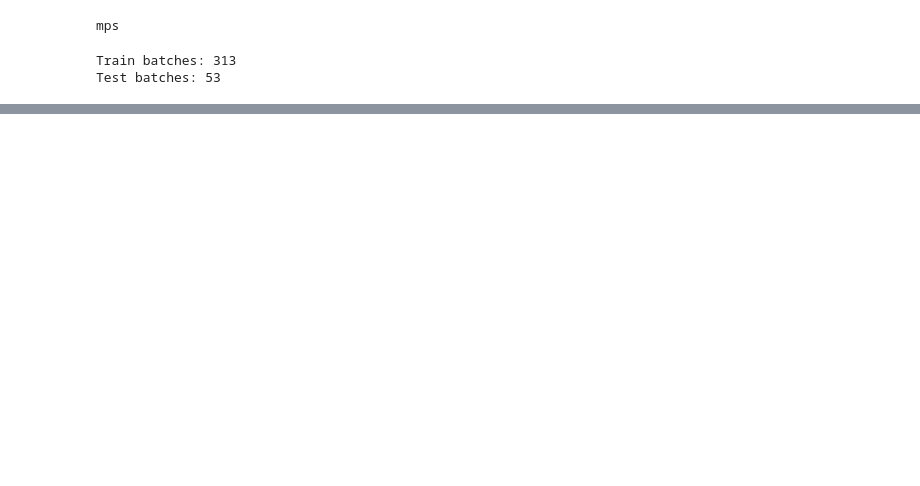
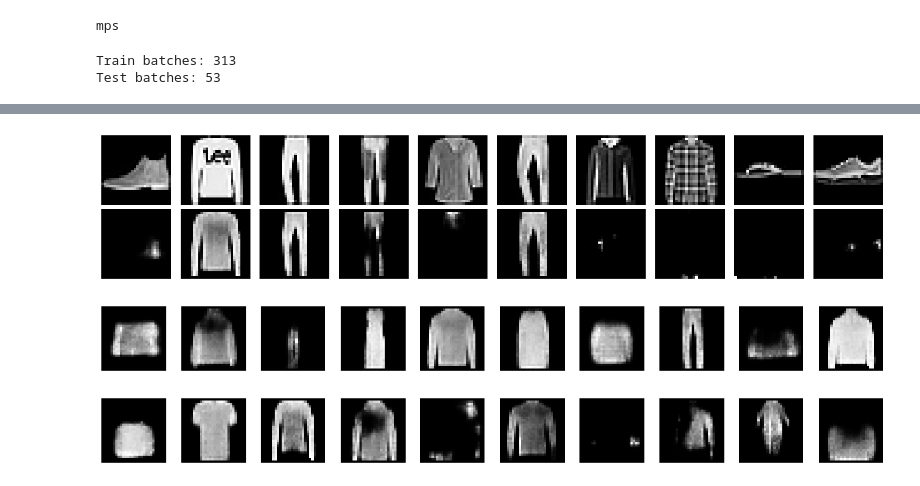
Before and after one commit to oozeman64/ATML-PA0, a Jupyter notebook: 4-1-VAE-Baseline.ipynb, the cells around one changed output, grey strips where cells are left out. Cells and saved outputs as stored; diff of their text form; code cells hidden in the pictures; blank space fills up the shorter version.

Commit message:
Recon and Gen

```diff
--- a/4-1-VAE-Baseline.ipynb
+++ b/4-1-VAE-Baseline.ipynb
@@ -159,0 +160,67 @@ plt.show()
+# %%
+def show_reconstructions(model, data_loader, num_images=10):
+    model.eval()
+    data_iter = iter(data_loader)
+    images, _ = next(data_iter)
+    images = images[:num_images].to(device)
+
+    with torch.no_grad():
+        recon_images, _, _ = model(images)
+
+    images = images.cpu().numpy()
+    recon_images = recon_images.view(-1, 1, 28, 28).cpu().numpy()
+
+    fig, axes = plt.subplots(2, num_images, figsize=(num_images * 1.5, 3))
+
+    for i in range(num_images):
+        axes[0, i].imshow(images[i].squeeze(), cmap='gray')
+        axes[0, i].axis('off')
+        axes[1, i].imshow(recon_images[i].squeeze(), cmap='gray')
+        axes[1, i].axis('off')
+
+    axes[0, 0].set_ylabel("Original")
+    axes[1, 0].set_ylabel("Reconstruction")
+    plt.tight_layout()
+    plt.show()
+
+show_reconstructions(model, testloader)
+# %% [output]
+[figure, added]
+# %%
+def show_samples(model, num_images=10, z_dim=20):
+    model.eval()
+    with torch.no_grad():
+        z = torch.randn(num_images, z_dim).to(device)
+        samples = model.decode(z).cpu().view(-1, 1, 28, 28)
+
+    fig, axes = plt.subplots(1, num_images, figsize=(num_images * 1.5, 1.5))
+    for i in range(num_images):
+        axes[i].imshow(samples[i].squeeze(), cmap='gray')
+        axes[i].axis('off')
+    plt.tight_layout()
+    plt.show()
+
+show_samples(model, num_images=10)
+# %% [output]
+[figure, added]
+# %%
+def show_samples_from_laplace(model, num_images=10, z_dim=20):
+    model.eval()
+    with torch.no_grad():
+        laplace = torch.distributions.Laplace(
+            loc=torch.tensor([0.0]).to(device),
+            scale=torch.tensor([1.0]).to(device)
+        )
+        z = laplace.sample((num_images, z_dim)).squeeze(-1).to(device)
+        samples = model.decode(z).cpu().view(-1, 1, 28, 28)
+
+    fig, axes = plt.subplots(1, num_images, figsize=(num_images * 1.5, 1.5))
+    for i in range(num_images):
+        axes[i].imshow(samples[i].squeeze(), cmap='gray')
+        axes[i].axis('off')
+    plt.tight_layout()
+    plt.show()
+
+show_samples_from_laplace(model, num_images=10)
+# %% [output]
+[figure, added]
```
Also changed, not shown: parts of 2 cells of this notebook, 1 other file.
